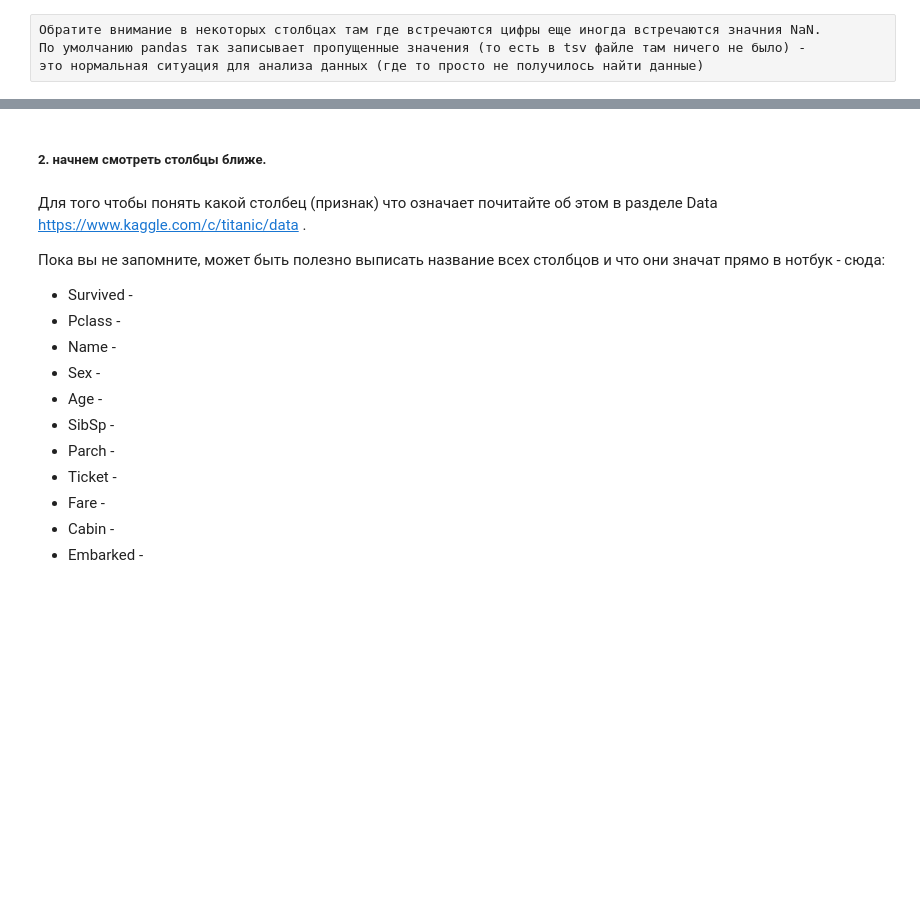
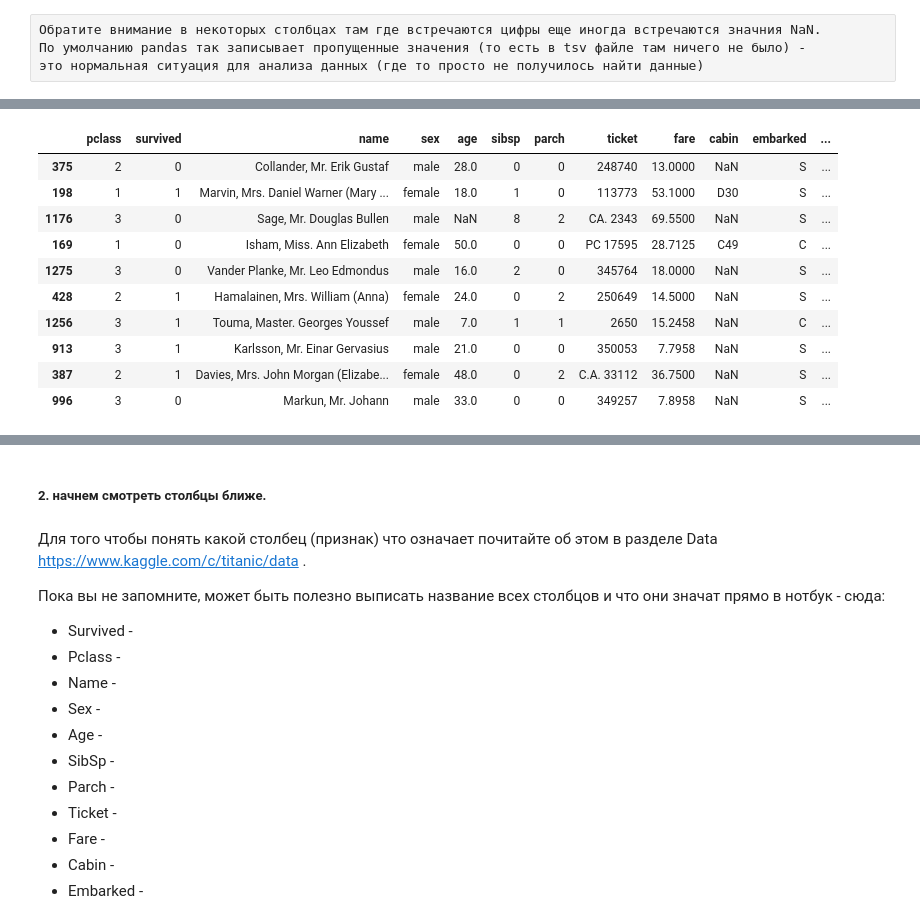
Before and after one commit to Kinetikm/AppliedPythonF2019, a Jupyter notebook: lectures/lecture_05_ml/notebooks/lecture_05_ml_part_2_pandas.ipynb, the cells around one changed output, grey strips where cells are left out. Cells and saved outputs as stored; diff of their text form; code cells hidden in the pictures; blank space fills up the shorter version.

```diff
--- a/lectures/lecture_05_ml/notebooks/lecture_05_ml_part_2_pandas.ipynb
+++ b/lectures/lecture_05_ml/notebooks/lecture_05_ml_part_2_pandas.ipynb
@@ -92,5 +178,18 @@ titanik_csv.head()
 # %%
 # TODO вывести 10 случайных элементов (по умолчанию 5)
+titanik_csv.sample(10)
+# %% [output]
+|  | pclass | survived | name | sex | age | sibsp | parch | ticket | fare | cabin | embarked | ... |
+| 375 | 2 | 0 | Collander, Mr. Erik Gustaf | male | 28.0 | 0 | 0 | 248740 | 13.0000 | NaN | S | ... |
+| 198 | 1 | 1 | Marvin, Mrs. Daniel Warner (Mary ... | female | 18.0 | 1 | 0 | 113773 | 53.1000 | D30 | S | ... |
+| 1176 | 3 | 0 | Sage, Mr. Douglas Bullen | male | NaN | 8 | 2 | CA. 2343 | 69.5500 | NaN | S | ... |
+| 169 | 1 | 0 | Isham, Miss. Ann Elizabeth | female | 50.0 | 0 | 0 | PC 17595 | 28.7125 | C49 | C | ... |
+| 1275 | 3 | 0 | Vander Planke, Mr. Leo Edmondus | male | 16.0 | 2 | 0 | 345764 | 18.0000 | NaN | S | ... |
+| 428 | 2 | 1 | Hamalainen, Mrs. William (Anna) | female | 24.0 | 0 | 2 | 250649 | 14.5000 | NaN | S | ... |
+| 1256 | 3 | 1 | Touma, Master. Georges Youssef | male | 7.0 | 1 | 1 | 2650 | 15.2458 | NaN | C | ... |
+| 913 | 3 | 1 | Karlsson, Mr. Einar Gervasius | male | 21.0 | 0 | 0 | 350053 | 7.7958 | NaN | S | ... |
+| 387 | 2 | 1 | Davies, Mrs. John Morgan (Elizabe... | female | 48.0 | 0 | 2 | C.A. 33112 | 36.7500 | NaN | S | ... |
+| 996 | 3 | 0 | Markun, Mr. Johann | male | 33.0 | 0 | 0 | 349257 | 7.8958 | NaN | S | ... |
 # %%
 # тк pandas сделан на основе numpy, то мы можем так же стандартно посмотреть размерность таблички через
 # свойство shape
```
Also changed, not shown: parts of 37 cells of this notebook, 22 other files.
